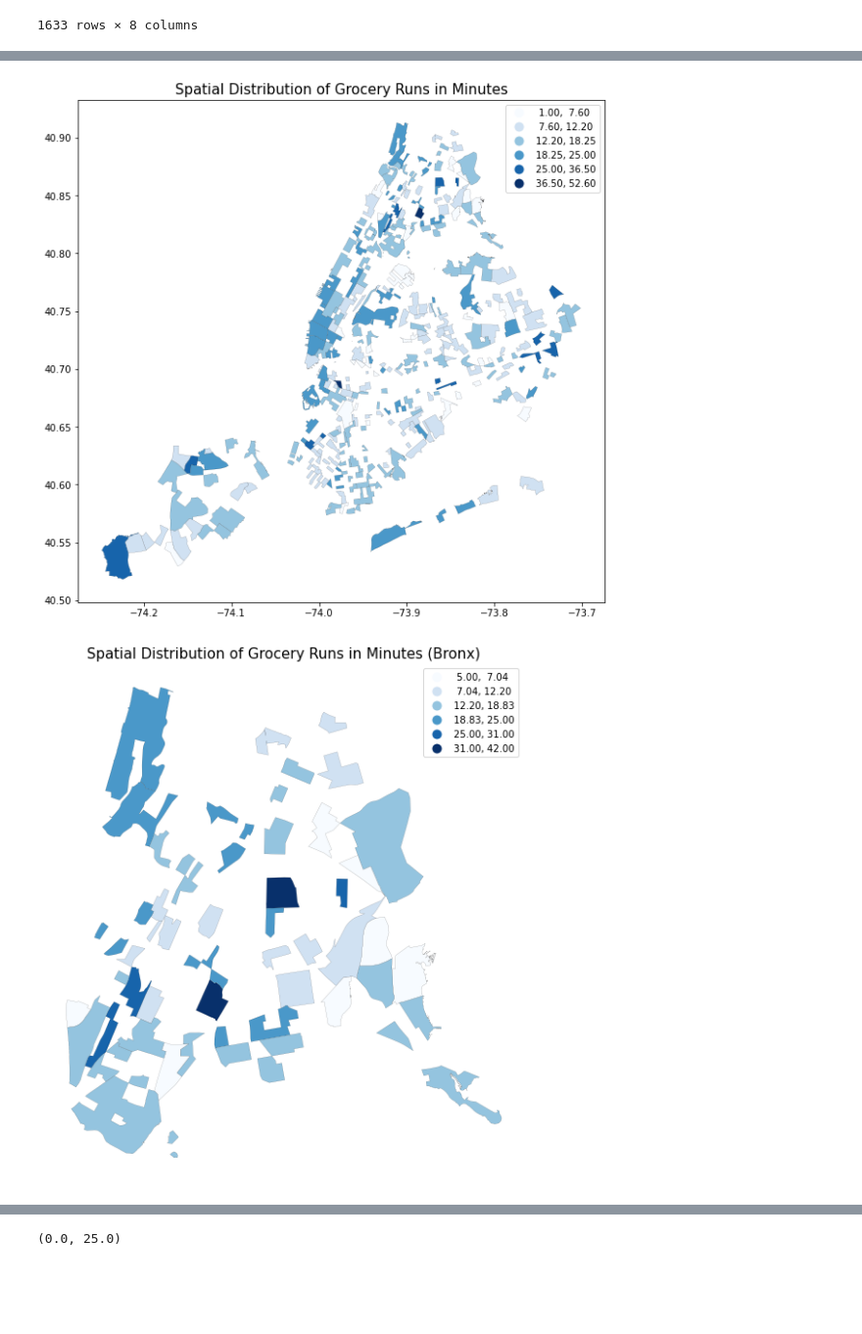
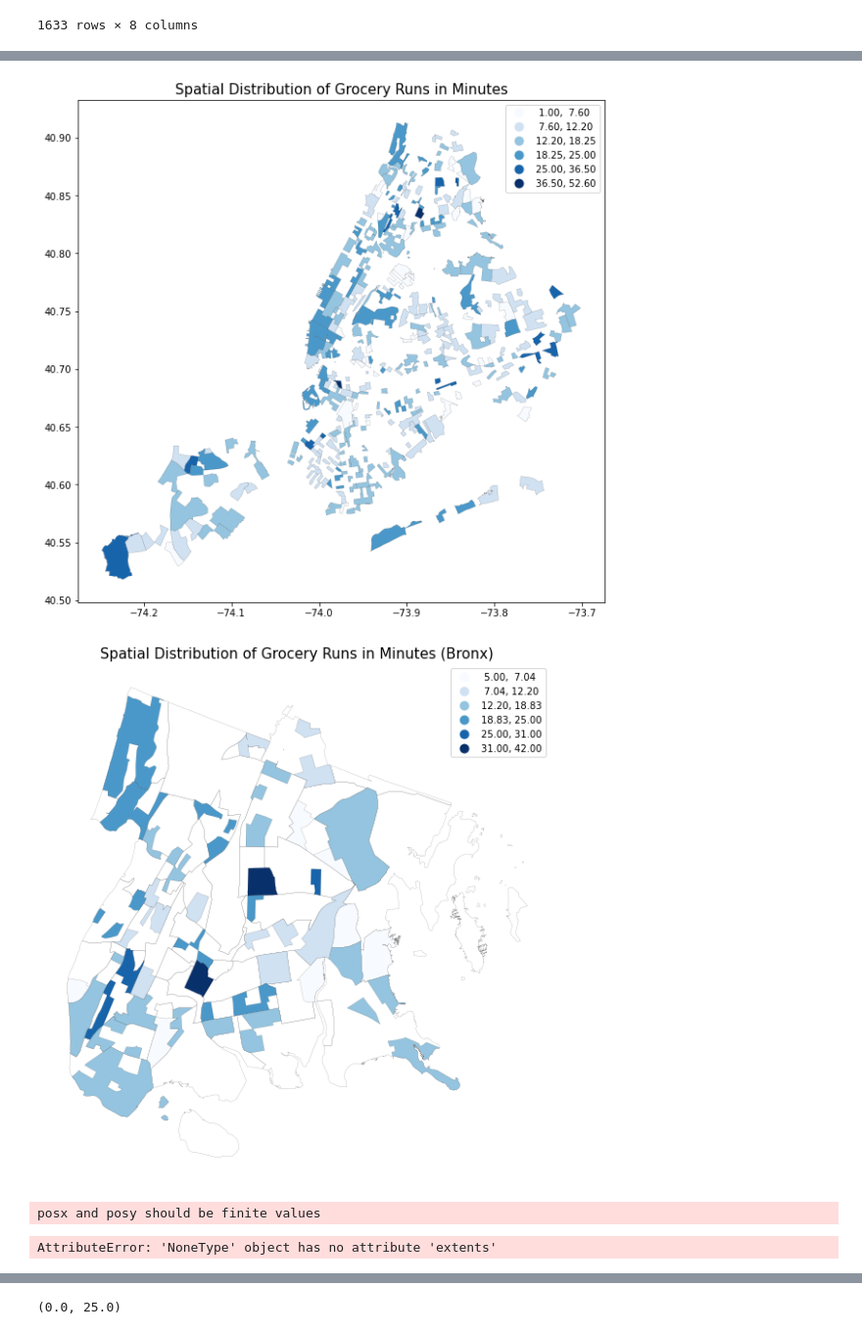
Before and after one commit to sean-chew/Mobility_Workshop, a Jupyter notebook: Assignment1/Assgn1_where_do_ppl_shop.ipynb, the cells around one changed output, grey strips where cells are left out. Shown: that part at 98% size. Drawn from its saved outputs; the diff is of its cells as text; code cells hidden in the pictures; blank space fills up the shorter version.

```diff
--- a/Assgn1_where_do_ppl_shop.ipynb
+++ b/Assignment1/Assgn1_where_do_ppl_shop.ipynb
@@ -495,4 +495,23 @@ destinations_NTA_city.columns = [' '.join(col).strip() for col in destinations_N
 destinations_NTA_city.columns = destinations_NTA_city.columns.str.strip().str.lower().str.replace(' ', '').str.replace('(', '').str.replace(')', '')
 destinations_NTA_city_agg = destinations_NTA_city.dissolve(by='nta_origin', aggfunc = 'mean')
 destinations_NTA_city_agg.sort_values(by= ['trpdurmean'],ascending = False).reset_index()
+
+
+destinations_NTA_dest_agg = destinations_NTA.loc[(destinations_NTA['ocounty']=='Bronx')&
+                                                (destinations_NTA['ocounty']=='Manhattan')]#loc[(destinations_NTA['nta_origin']=='Crotona Park East')]
+destinations_NTA_dest_agg = pd.merge(ntas,destinations_NTA_dest_agg,how = 'inner',left_on = 'geoid',right_on = 'geoid_d')
+destinations_NTA_dest_agg.columns = [' '.join(col).strip() for col in destinations_NTA_dest_agg.columns.values]
+destinations_NTA_dest_agg.columns = destinations_NTA_dest_agg.columns.str.strip().str.lower().str.replace(' ', '').str.replace('(', '').str.replace(')', '')
+destinations_NTA_dest_agg.rename(columns = {'geometry_x':'geometry'}, inplace = True)
+destinations_NTA_dest_agg = destinations_NTA_dest_agg.dissolve(by='nta_dest', aggfunc = 'sum')
+destinations_NTA_dest_agg.sort_values(by= ['trpdurmean'],ascending = False).reset_index()
+
+bronx_NTAs = ntas.loc[(ntas['boro_name']=='Bronx')]
+bronx_NTAs = bronx_NTAs.dissolve(by='ntaname', aggfunc = 'mean')
+
+manhattan_NTAs = ntas.loc[(ntas['boro_name']=='Manhattan')]
+manhattan_NTAs = manhattan_NTAs.dissolve(by='ntaname', aggfunc = 'mean')
+
+bronx_NTAs
+manhattan_NTAs
 # %% [output]
@@ -512,5 +536,5 @@ destinations_NTA_city_agg.sort_values(by= ['trpdurmean'],ascending = False).rese
 # %%
-fig, ax1 = ax2 = plt.subplots(nrows = 1,figsize=(10,10))
+fig, ax1 = ax2 = ax3 = plt.subplots(nrows = 1,figsize=(10,10))
 
 destinations_NTA_city_agg.plot(ax=ax1,
                     column='trpdurmean',
@@ -523,31 +547,67 @@ destinations_NTA_city_agg.plot(ax=ax1,
                    )
 
 fig, ax2 = plt.subplots(1, figsize=(10,10))
 plt.axis('off')
+bronx_NTAs.plot(ax=ax2,
+                    linewidth=0.1,
+                    legend=True,
+                facecolor = "none"
+
+                   )
+
 destinations_NTA_specific_agg.plot(ax=ax2,
                     column='trpdurmean',
+                    edgecolor='k',
+                    linewidth=0.1,
+                    k = 6,
+                    cmap = "Blues",
+                    scheme='natural_breaks',
+                    legend=True,
+                   )
+
+fig, ax3 = plt.subplots(1, figsize=(10,10))
+
+plt.axis('off')
+
+bronx_NTAs.plot(ax=ax3,
+                    linewidth=0.1,
+                    legend=True,
+                facecolor = "none"
+                   )
+
+manhattan_NTAs.plot(ax=ax3,
+                    linewidth=0.1,
+                    legend=True,
+                facecolor = "none"
+                   )
+
+destinations_NTA_dest_agg.plot(ax=ax3,
+                    column='trpdurcount',
                     edgecolor='k',
                     linewidth=0.1,
                     k = 6,
                     cmap = "Blues",
                     scheme='natural_breaks',
                     legend=True,
                    )
 
 
 #vmin, vmax = df_tracts_clean['geoid'].min(), df_tracts_clean['geoid'].max()
 # Create colorbar as a legend
 #sm = plt.cm.ScalarMappable(cmap='PuBu', norm=plt.Normalize(vmin=vmin, vmax=vmax))
 # empty array for the data range
 sm._A = []
 # add the colorbar to the figure
 #cbar = fig.colorbar(sm, fraction=0.025)
 
 ax1.set_title('Spatial Distribution of Grocery Runs in Minutes', fontsize=15)
 ax2.set_title('Spatial Distribution of Grocery Runs in Minutes (Bronx)', fontsize=15)
+ax3.set_title('Spatial Distribution of Grocery Run Destinations in Minutes (Bronx)', fontsize=15)
 
 plt.axis('off')
 plt.show()
 # %% [output]
 [figure]
-[figure, old version]
+[figure, new version]
+posx and posy should be finite values
+AttributeError: 'NoneType' object has no attribute 'extents'
```
Also changed, not shown: parts of 3 cells of this notebook, 23 other files.
